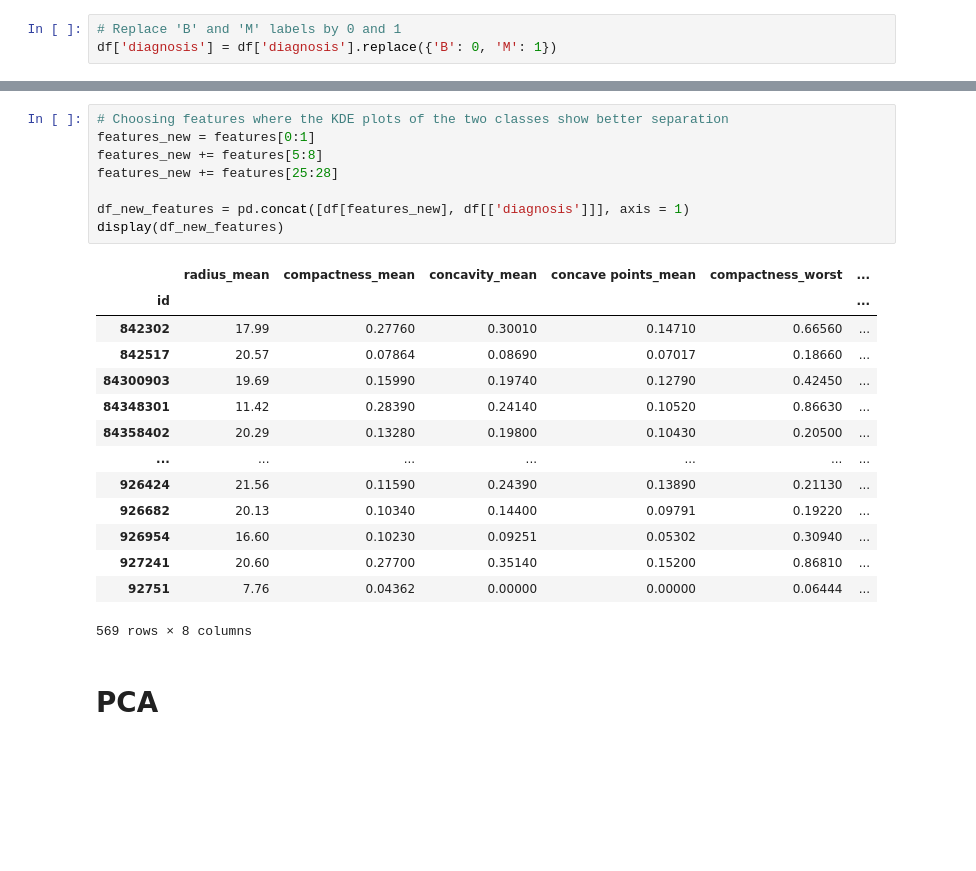
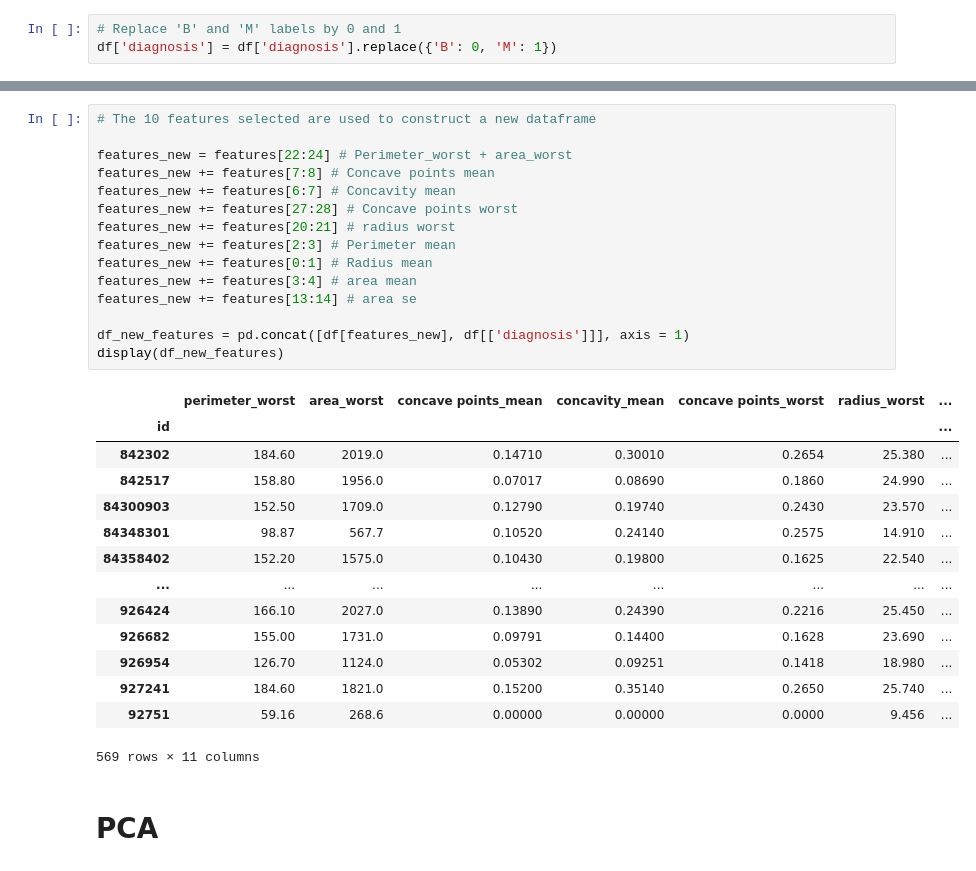
Before and after one commit to Derarelh/breast-cancer-classification, a Jupyter notebook: notebook/data_analysis.ipynb, the cells around one changed output, grey strips where cells are left out. Saved outputs shown, nothing was run; the diff lists cells and outputs as text; blank space fills up the shorter version.

```diff
--- a/notebook/data_analysis.ipynb
+++ b/notebook/data_analysis.ipynb
@@ -82,26 +107,33 @@ df['diagnosis'] = df['diagnosis'].replace({'B': 0, 'M': 1})
 # %%
-# Choosing features where the KDE plots of the two classes show better separation
-features_new = features[0:1]
-features_new += features[5:8]
-features_new += features[25:28]
+# The 10 features selected are used to construct a new dataframe
+
+features_new = features[22:24] # Perimeter_worst + area_worst
+features_new += features[7:8] # Concave points mean
+features_new += features[6:7] # Concavity mean
+features_new += features[27:28] # Concave points worst
+features_new += features[20:21] # radius worst
+features_new += features[2:3] # Perimeter mean
+features_new += features[0:1] # Radius mean
+features_new += features[3:4] # area mean
+features_new += features[13:14] # area se
 
 df_new_features = pd.concat([df[features_new], df[['diagnosis']]], axis = 1)
 display(df_new_features)
 # %% [output]
-|  | radius_mean | compactness_mean | concavity_mean | concave points_mean | compactness_worst | ... |
-| id |  |  |  |  |  | ... |
-| 842302 | 17.99 | 0.27760 | 0.30010 | 0.14710 | 0.66560 | ... |
-| 842517 | 20.57 | 0.07864 | 0.08690 | 0.07017 | 0.18660 | ... |
-| 84300903 | 19.69 | 0.15990 | 0.19740 | 0.12790 | 0.42450 | ... |
-| 84348301 | 11.42 | 0.28390 | 0.24140 | 0.10520 | 0.86630 | ... |
-| 84358402 | 20.29 | 0.13280 | 0.19800 | 0.10430 | 0.20500 | ... |
-| ... | ... | ... | ... | ... | ... | ... |
-| 926424 | 21.56 | 0.11590 | 0.24390 | 0.13890 | 0.21130 | ... |
-| 926682 | 20.13 | 0.10340 | 0.14400 | 0.09791 | 0.19220 | ... |
-| 926954 | 16.60 | 0.10230 | 0.09251 | 0.05302 | 0.30940 | ... |
-| 927241 | 20.60 | 0.27700 | 0.35140 | 0.15200 | 0.86810 | ... |
-| 92751 | 7.76 | 0.04362 | 0.00000 | 0.00000 | 0.06444 | ... |
+|  | perimeter_worst | area_worst | concave points_mean | concavity_mean | concave points_worst | radius_worst | ... |
+| id |  |  |  |  |  |  | ... |
+| 842302 | 184.60 | 2019.0 | 0.14710 | 0.30010 | 0.2654 | 25.380 | ... |
+| 842517 | 158.80 | 1956.0 | 0.07017 | 0.08690 | 0.1860 | 24.990 | ... |
+| 84300903 | 152.50 | 1709.0 | 0.12790 | 0.19740 | 0.2430 | 23.570 | ... |
+| 84348301 | 98.87 | 567.7 | 0.10520 | 0.24140 | 0.2575 | 14.910 | ... |
+| 84358402 | 152.20 | 1575.0 | 0.10430 | 0.19800 | 0.1625 | 22.540 | ... |
+| ... | ... | ... | ... | ... | ... | ... | ... |
+| 926424 | 166.10 | 2027.0 | 0.13890 | 0.24390 | 0.2216 | 25.450 | ... |
+| 926682 | 155.00 | 1731.0 | 0.09791 | 0.14400 | 0.1628 | 23.690 | ... |
+| 926954 | 126.70 | 1124.0 | 0.05302 | 0.09251 | 0.1418 | 18.980 | ... |
+| 927241 | 184.60 | 1821.0 | 0.15200 | 0.35140 | 0.2650 | 25.740 | ... |
+| 92751 | 59.16 | 268.6 | 0.00000 | 0.00000 | 0.0000 | 9.456 | ... |
-569 rows × 8 columns
+569 rows × 11 columns
 # %% [markdown]
 # PCA
 # %%
```
Also changed, not shown: parts of 8 cells of this notebook.
